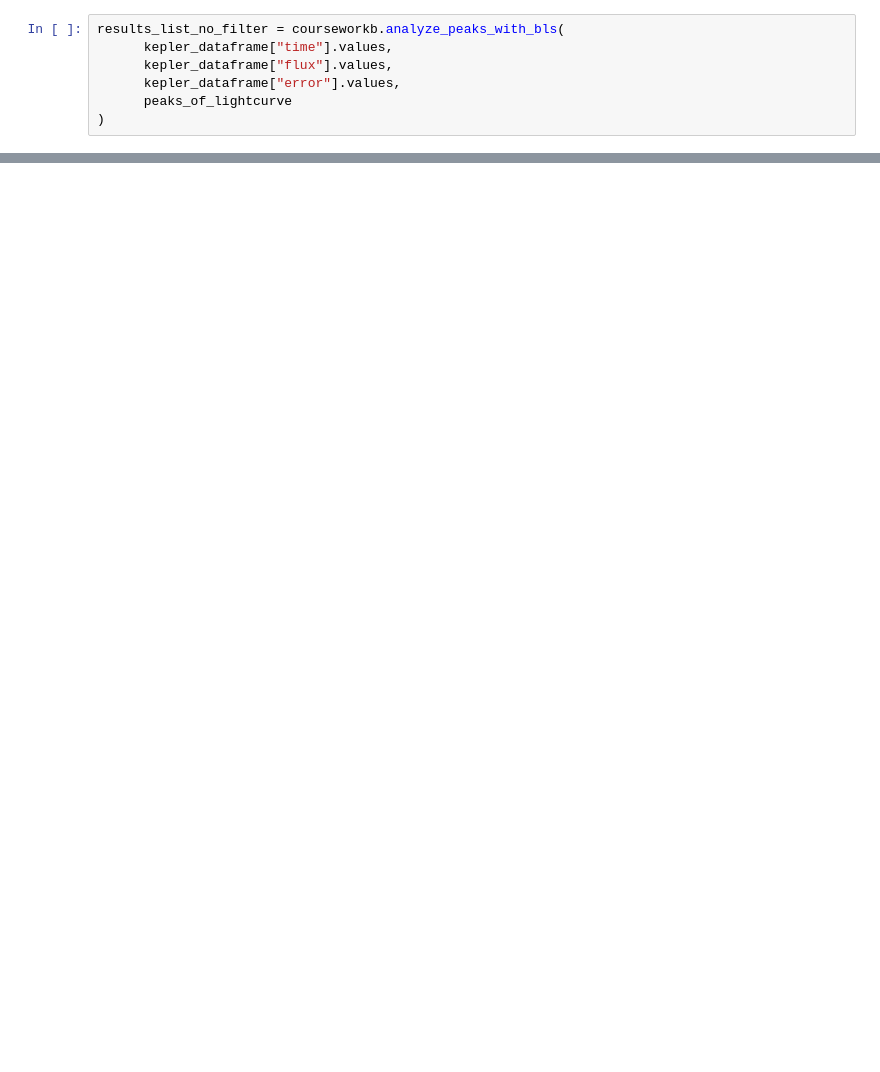
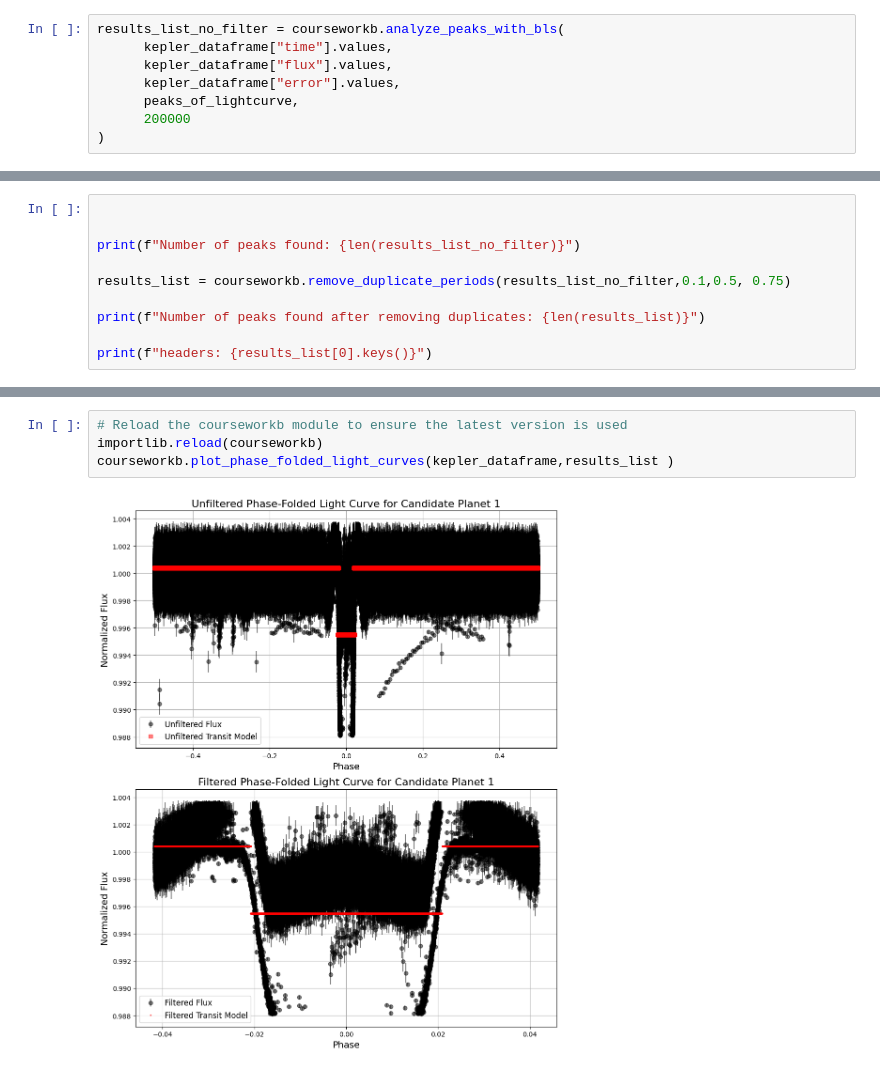
Before and after one commit to OliverMcEvoy/PlanetFinder, a Jupyter notebook: CourseworkBNotebook.ipynb, the cells around one changed output, grey strips where cells are left out. Cells and saved outputs as stored; diff of their text form; blank space fills up the shorter version.

```diff
--- a/CourseworkBNotebook.ipynb
+++ b/CourseworkBNotebook.ipynb
@@ -37,6 +40,7 @@ results_list_no_filter = courseworkb.analyze_peaks_with_bls(
       kepler_dataframe["time"].values,
       kepler_dataframe["flux"].values,
       kepler_dataframe["error"].values,
-      peaks_of_lightcurve
+      peaks_of_lightcurve,
+      200000
 )
 # %% [output]
@@ -69,0 +65,10 @@ courseworkb.plot_phase_folded_light_curves(kepler_dataframe['time'].values, kepl
+# %%
+
+
+print(f"Number of peaks found: {len(results_list_no_filter)}")
+
+results_list = courseworkb.remove_duplicate_periods(results_list_no_filter,0.1,0.5, 0.75)
+
+print(f"Number of peaks found after removing duplicates: {len(results_list)}")
+
+print(f"headers: {results_list[0].keys()}")
@@ -69,0 +87,6 @@ courseworkb.plot_phase_folded_light_curves(kepler_dataframe['time'].values, kepl
+# %%
+# Reload the courseworkb module to ensure the latest version is used
+importlib.reload(courseworkb)
+courseworkb.plot_phase_folded_light_curves(kepler_dataframe,results_list )
+# %% [output]
+[figure, added]
```
Also changed, not shown: parts of 10 cells of this notebook, 1 other file.
